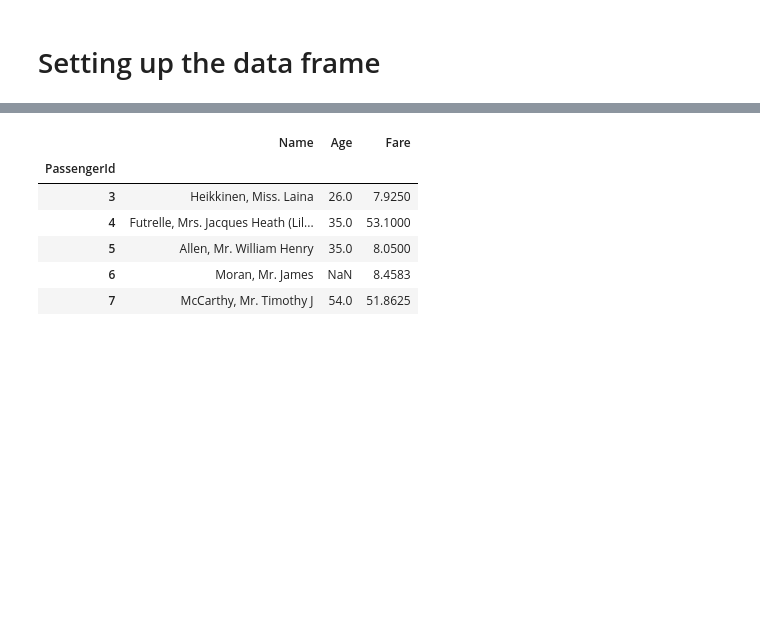
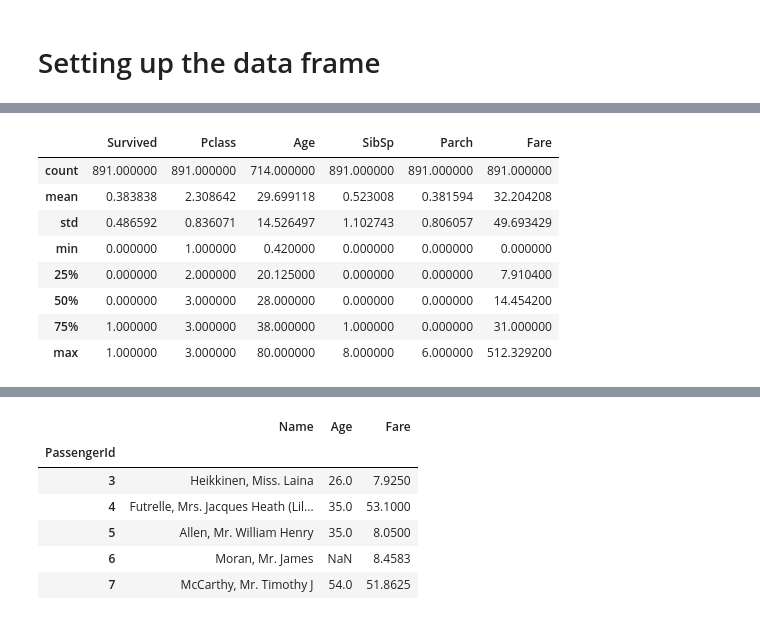
Before and after one commit to JAMorello/data-science-exercises, a Jupyter notebook: Kaggle/Titanic/Titanic, ML from disaster.ipynb, the cells around one changed output, grey strips where cells are left out. Drawn from its saved outputs; the diff is of its cells as text; code cells hidden in the pictures; blank space fills up the shorter version.

```diff
--- a/Kaggle/Titanic/Titanic, ML from disaster.ipynb
+++ b/Kaggle/Titanic/Titanic, ML from disaster.ipynb
@@ -5,8 +5,13 @@ import pandas as pd
 import numpy as np
 
 # Path of the file to read
-titanic_path = './train.csv'
+train_path = 'train.csv'
+test_path = 'test.csv'
 
 # Read csv data
-df = pd.read_csv(titanic_path, index_col='PassengerId')
+train_df = pd.read_csv(train_path, index_col='PassengerId')
+test_df = pd.read_csv(test_path, index_col='PassengerId')
+
+# NOTE: Training data contains 891 samples (40%) compared to 2205 total passengers on board
+# NOTE: Test data cointans 418 samples (19%)
 # %%
@@ -31,0 +73,12 @@ df
+# %%
+train_df.describe()  # For reference. Describes only numerical columns
+# %% [output]
+|  | Survived | Pclass | Age | SibSp | Parch | Fare |
+| count | 891.000000 | 891.000000 | 714.000000 | 891.000000 | 891.000000 | 891.000000 |
+| mean | 0.383838 | 2.308642 | 29.699118 | 0.523008 | 0.381594 | 32.204208 |
+| std | 0.486592 | 0.836071 | 14.526497 | 1.102743 | 0.806057 | 49.693429 |
+| min | 0.000000 | 1.000000 | 0.420000 | 0.000000 | 0.000000 | 0.000000 |
+| 25% | 0.000000 | 2.000000 | 20.125000 | 0.000000 | 0.000000 | 7.910400 |
+| 50% | 0.000000 | 3.000000 | 28.000000 | 0.000000 | 0.000000 | 14.454200 |
+| 75% | 1.000000 | 3.000000 | 38.000000 | 1.000000 | 0.000000 | 31.000000 |
+| max | 1.000000 | 3.000000 | 80.000000 | 8.000000 | 6.000000 | 512.329200 |
```
Also changed, not shown: parts of 114 cells of this notebook.
